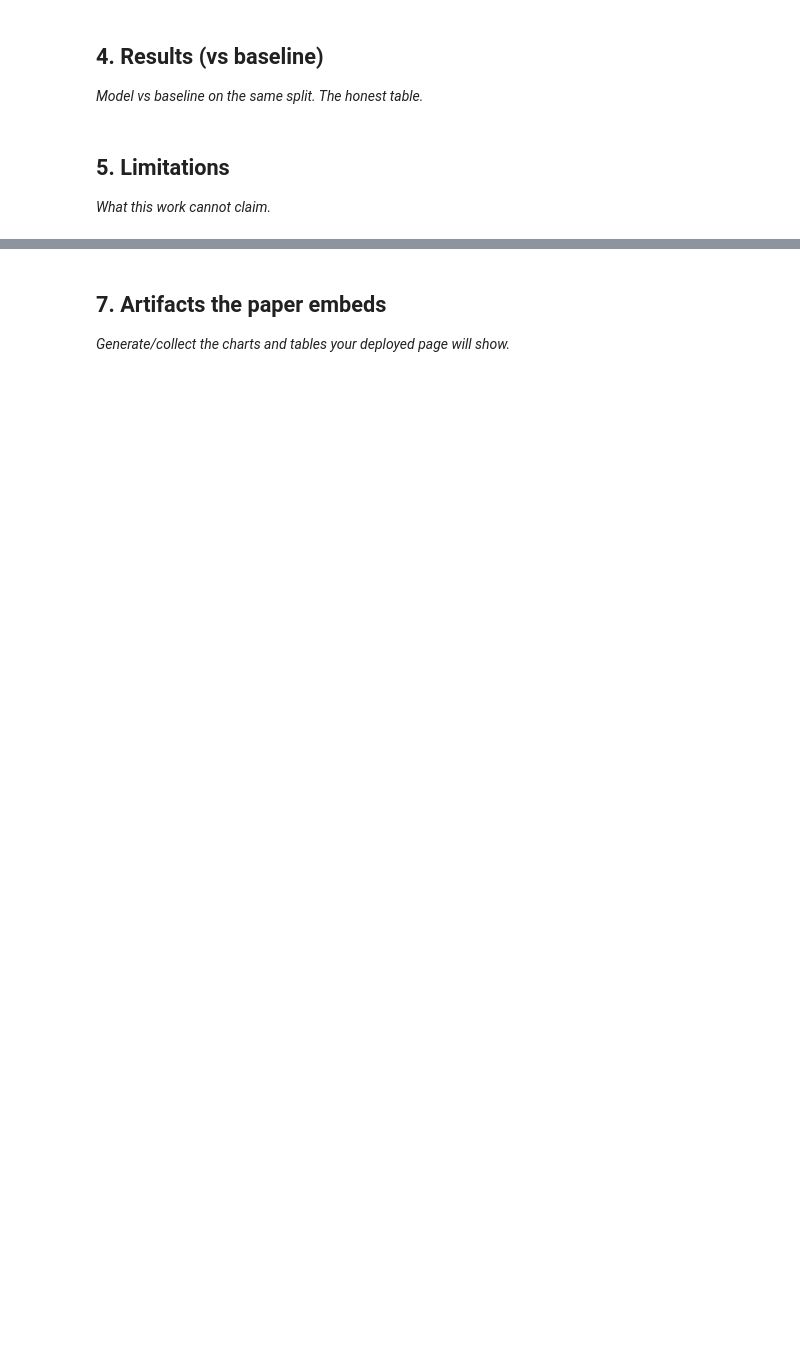
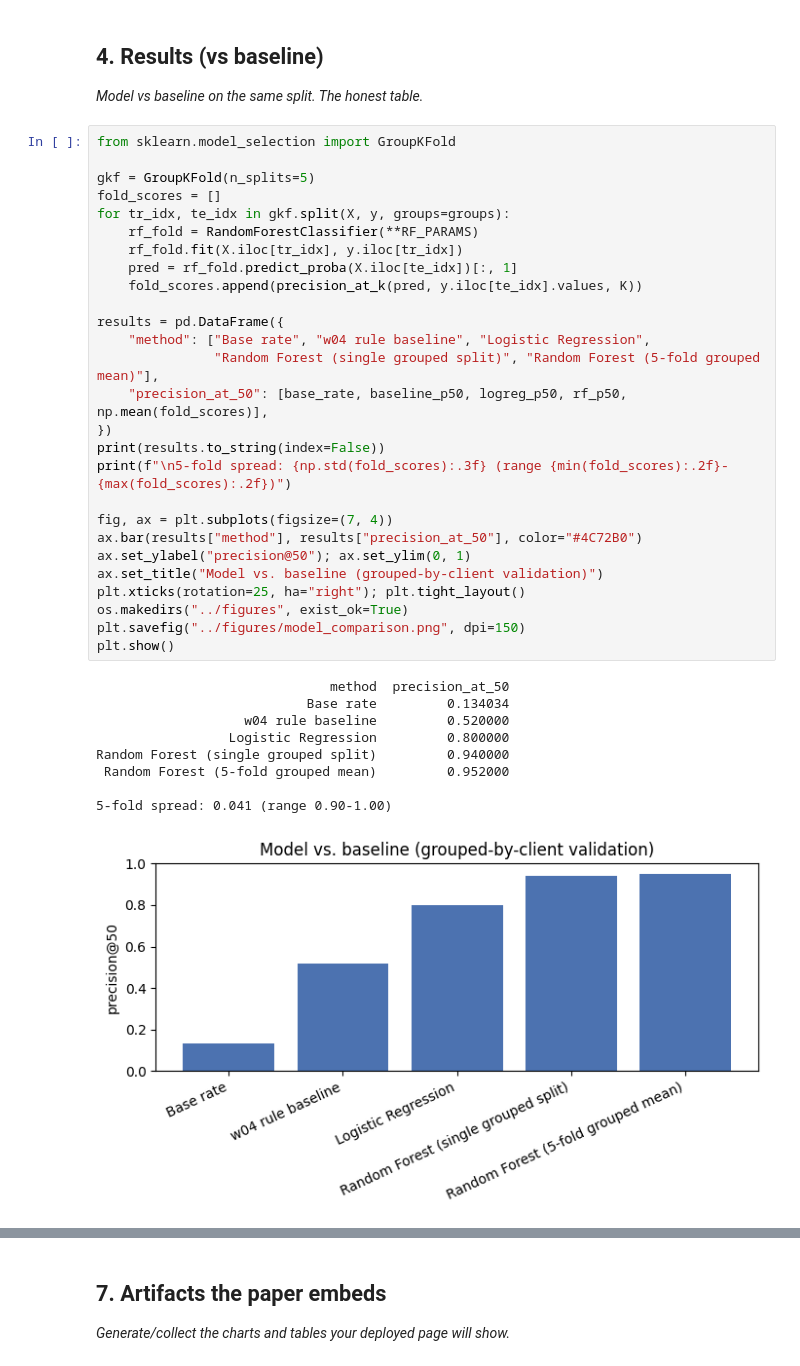
Before and after one commit to Hafiz-Taha-Hussain/Flyrank-Work, a Jupyter notebook: work/notebooks/capstone.ipynb, the cells around one changed output, grey strips where cells are left out. Cells and saved outputs as stored; diff of their text form; blank space fills up the shorter version.

```diff
--- a/work/notebooks/capstone.ipynb
+++ b/work/notebooks/capstone.ipynb
@@ -22,7 +207,40 @@ This skeleton is yours to fill. Work the sections **in order** — each one has
 ## 4. Results (vs baseline)
 
 *Model vs baseline on the same split. The honest table.*
-# %% [markdown]
-## 5. Limitations
-
-*What this work cannot claim.*
+# %%
+from sklearn.model_selection import GroupKFold
+
+gkf = GroupKFold(n_splits=5)
+fold_scores = []
+for tr_idx, te_idx in gkf.split(X, y, groups=groups):
+    rf_fold = RandomForestClassifier(**RF_PARAMS)
+    rf_fold.fit(X.iloc[tr_idx], y.iloc[tr_idx])
+    pred = rf_fold.predict_proba(X.iloc[te_idx])[:, 1]
+    fold_scores.append(precision_at_k(pred, y.iloc[te_idx].values, K))
+
+results = pd.DataFrame({
+    "method": ["Base rate", "w04 rule baseline", "Logistic Regression",
+               "Random Forest (single grouped split)", "Random Forest (5-fold grouped mean)"],
+    "precision_at_50": [base_rate, baseline_p50, logreg_p50, rf_p50, np.mean(fold_scores)],
+})
+print(results.to_string(index=False))
+print(f"\n5-fold spread: {np.std(fold_scores):.3f} (range {min(fold_scores):.2f}-{max(fold_scores):.2f})")
+
+fig, ax = plt.subplots(figsize=(7, 4))
+ax.bar(results["method"], results["precision_at_50"], color="#4C72B0")
+ax.set_ylabel("precision@50"); ax.set_ylim(0, 1)
+ax.set_title("Model vs. baseline (grouped-by-client validation)")
+plt.xticks(rotation=25, ha="right"); plt.tight_layout()
+os.makedirs("../figures", exist_ok=True)
+plt.savefig("../figures/model_comparison.png", dpi=150)
+plt.show()
+# %% [output]
+                              method  precision_at_50
+                           Base rate         0.134034
+                   w04 rule baseline         0.520000
+                 Logistic Regression         0.800000
+Random Forest (single grouped split)         0.940000
+ Random Forest (5-fold grouped mean)         0.952000
+
+5-fold spread: 0.041 (range 0.90-1.00)
+[figure, added]
```
Also changed, not shown: parts of 15 cells of this notebook.
